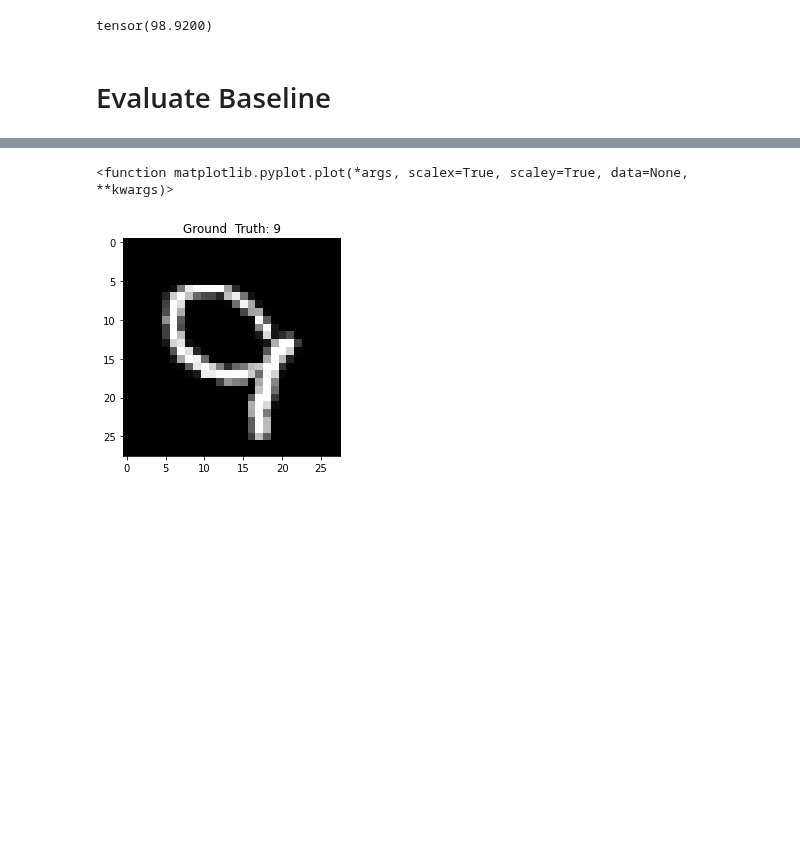
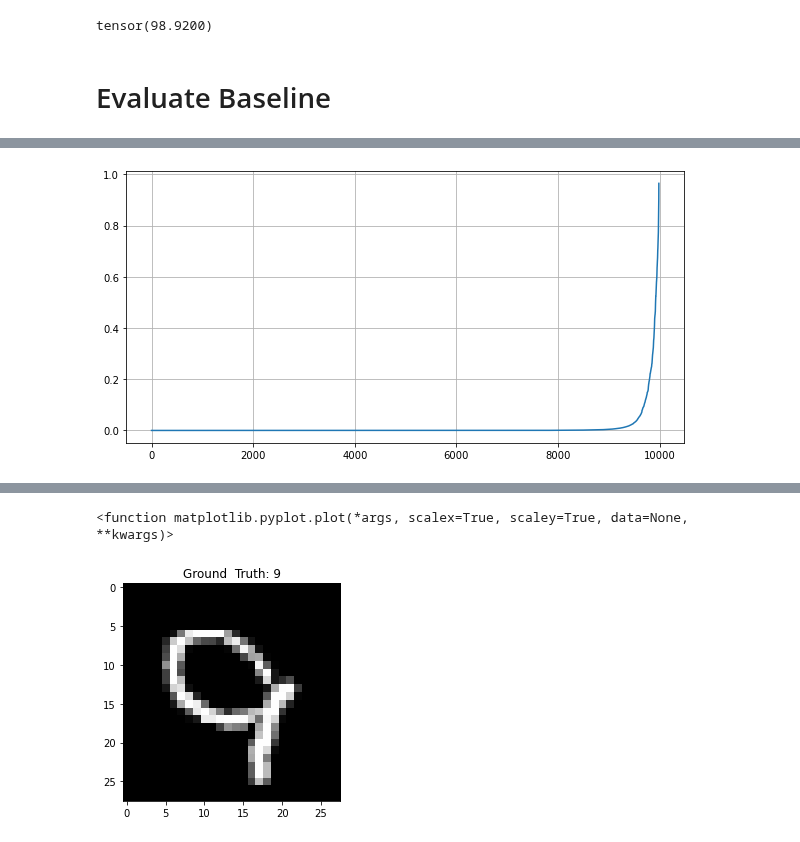
Before and after one commit to Caryox/adversarial-robustness, a Jupyter notebook: notepads/simple_cnn.ipynb, the cells around one changed output, grey strips where cells are left out. Drawn from its saved outputs; the diff is of its cells as text; code cells hidden in the pictures; blank space fills up the shorter version.

```diff
--- a/notepads/simple_cnn.ipynb
+++ b/notepads/simple_cnn.ipynb
@@ -2064,0 +1516,7 @@ plt.plot
+# %%
+# Test Loader
+plt.figure(figsize=(10,5))
+plt.plot(np.sort(differences_test))
+plt.grid()
+# %% [output]
+[figure, added]
```
Also changed, not shown: parts of 60 cells of this notebook, 1 other file.
